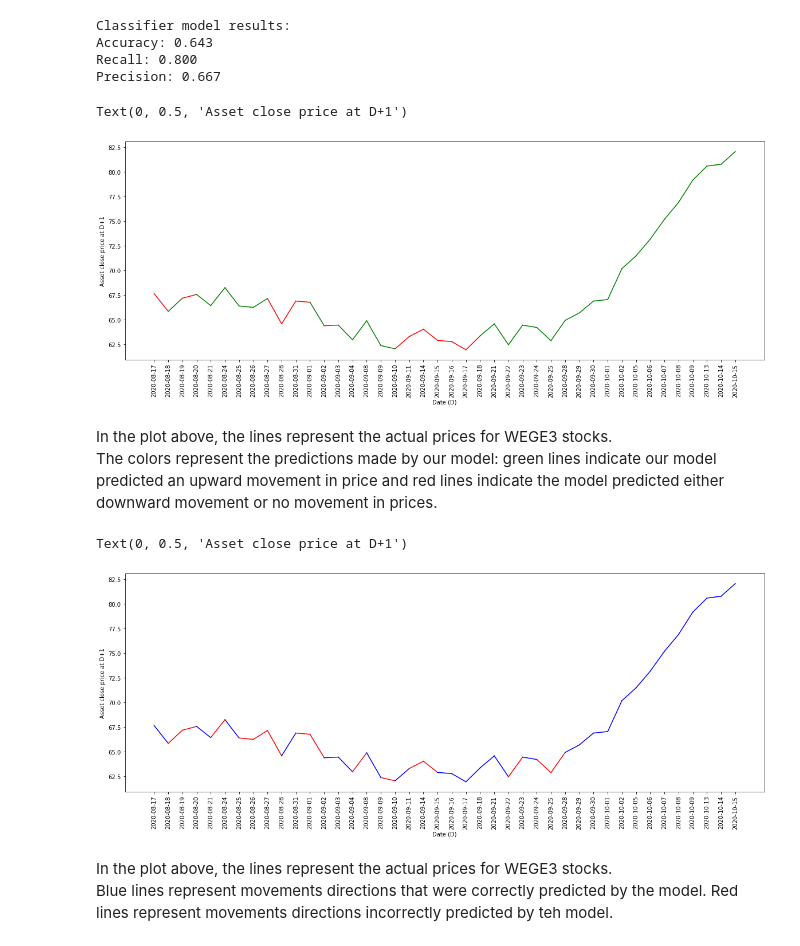
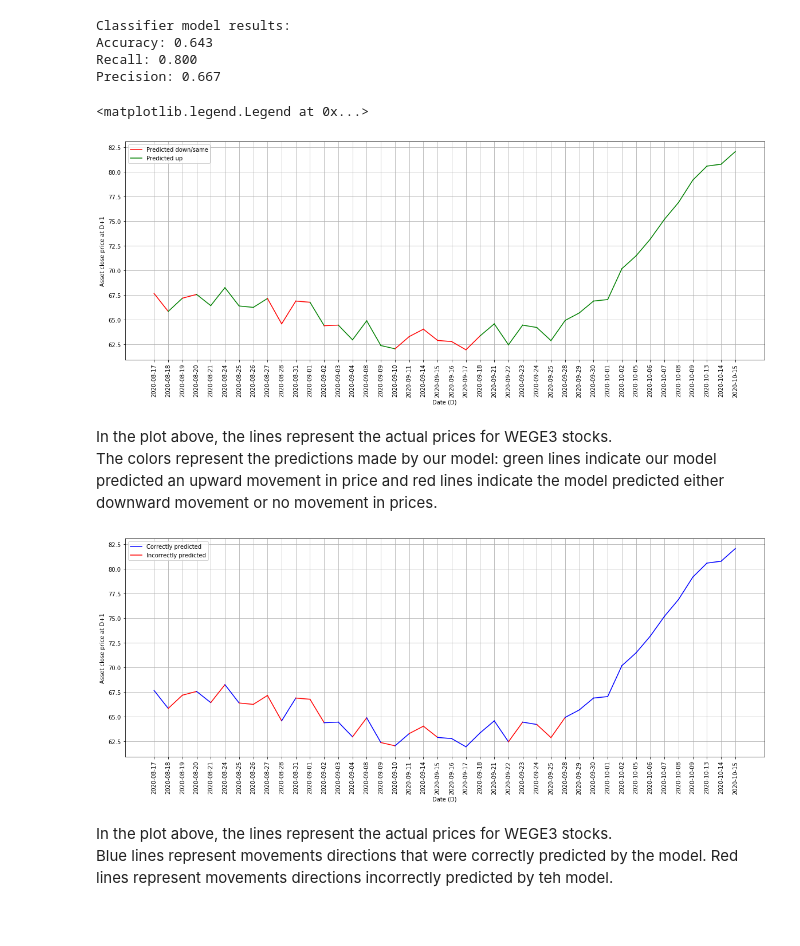
Before and after one commit to brunokiyoshi/Nanodegree-MLE-capstone-project, a Jupyter notebook: capstone_project.ipynb, the cells around one changed output. Drawn from its saved outputs; the diff is of its cells as text; code cells hidden in the pictures.

```diff
--- a/Capstone project.ipynb
+++ b/capstone_project.ipynb
@@ -535,0 +510,8 @@ print(calc_acc_movement(predictions_, test_y) * 100)
+# %%
+predictions_df = pd.read_csv("predictions/predictions_regression.csv", parse_dates=["Date"], index_col="Date")
+test_y_ = predictions_df["Truth"].values
+predictions_ = predictions_df["LSTM"].values
+predictions_df.plot(figsize=(20,7), title = "WEGE Close Price - Regression Model vs Truth", logy=False)
+plt.ylabel("Price at D+1")
+plt.xlabel("Date (D)")
+plt.grid()
@@ -689,3 +683,8 @@ len(data_binary.index), data_binary["Move_up"].sum()
+# %%
+# only run in case the notebook has been closed and results lost from memory
+predictions_bn_df = pd.read_csv("predictions/predictions_classification.csv", parse_dates=["Date"], index_col="Date")
+predictions_bn_ = predictions_bn_df["predictions"].values
+test_y_bn = predictions_bn_df["test_y"].values
 # %%
 from sklearn.metrics import accuracy_score, recall_score, precision_score
 print("Classifier model results:")
@@ -700,15 +699,26 @@ Precision: 0.667
 # %%
 colors = [("green" if pred == 1 else "red") for pred in predictions_bn_]
 plt.figure(figsize=(20, 7))
+label_pred_up, label_pred_down = True, True
 for i in range(len(predictions_bn_)-1):
     color = colors[i]
-    plt.plot([i, i+1],[test_y_[i], test_y_[i+1]], c=colors[i], label=color)
+    if color == "green" and label_pred_up:
+        label_pred_up = False
+        label = "Predicted up"
+    elif color == "red" and label_pred_down:
+        label = "Predicted down/same"
+        label_pred_down = False
+    else:
+        label = None
+    plt.plot([i, i+1],[test_y_[i], test_y_[i+1]], c=colors[i], label=label)
     plt.xticks(range(len(test_binary_df.index)),test_binary_df.index.date, rotation=90)
 plt.xlabel("Date (D)")
 plt.ylabel("Asset close price at D+1")
+plt.grid()
+plt.legend()
 # %% [output]
-Text(0, 0.5, 'Asset close price at D+1')
+<matplotlib.legend.Legend at 0x...>
-[figure, old version]
+[figure, new version]
 # %% [markdown]
 In the plot above, the lines represent the actual prices for WEGE3 stocks.<br>
 The colors represent the predictions made by our model: green lines indicate our model predicted an upward movement in price and red lines indicate the model predicted either downward movement or no movement in prices.
@@ -722,14 +732,26 @@ for i in range(len(predictions_bn_)):
 # %%
 colors_matches = [("blue" if match == 1 else "red") for match in matches]
 plt.figure(figsize=(20, 7))
+
+label_correct, label_incorrect = True, True
+
 for i in range(len(predictions_bn_)-1):
-    plt.plot([i, i+1],[test_y_[i], test_y_[i+1]], c=colors_matches[i])
-    plt.xticks(range(len(test_binary_df.index)),test_binary_df.index.date, rotation=90)
+    if colors_matches[i] == "blue" and label_correct:
+        label_correct = False
+        label = "Correctly predicted"
+    elif colors_matches[i] == "red" and label_incorrect:
+        label = "Incorrectly predicted"
+        label_incorrect = False
+    else:
+        label = None
+    plt.plot([i, i+1],[test_y_[i], test_y_[i+1]], c=colors_matches[i], label=label)
+    plt.xticks(range(len(test_binary_df.index)),test_binary_df.index.date, rotation=90, label = label)
 plt.xlabel("Date (D)")
 plt.ylabel("Asset close price at D+1")
+plt.legend()
+plt.grid()
 # %% [output]
-Text(0, 0.5, 'Asset close price at D+1')
-[figure, old version]
+[figure, new version]
 # %% [markdown]
 In the plot above, the lines represent the actual prices for WEGE3 stocks.<br>
 Blue lines represent movements directions that were correctly predicted by the model.
```
Also changed, not shown: parts of 25 cells of this notebook, 3 other files.
